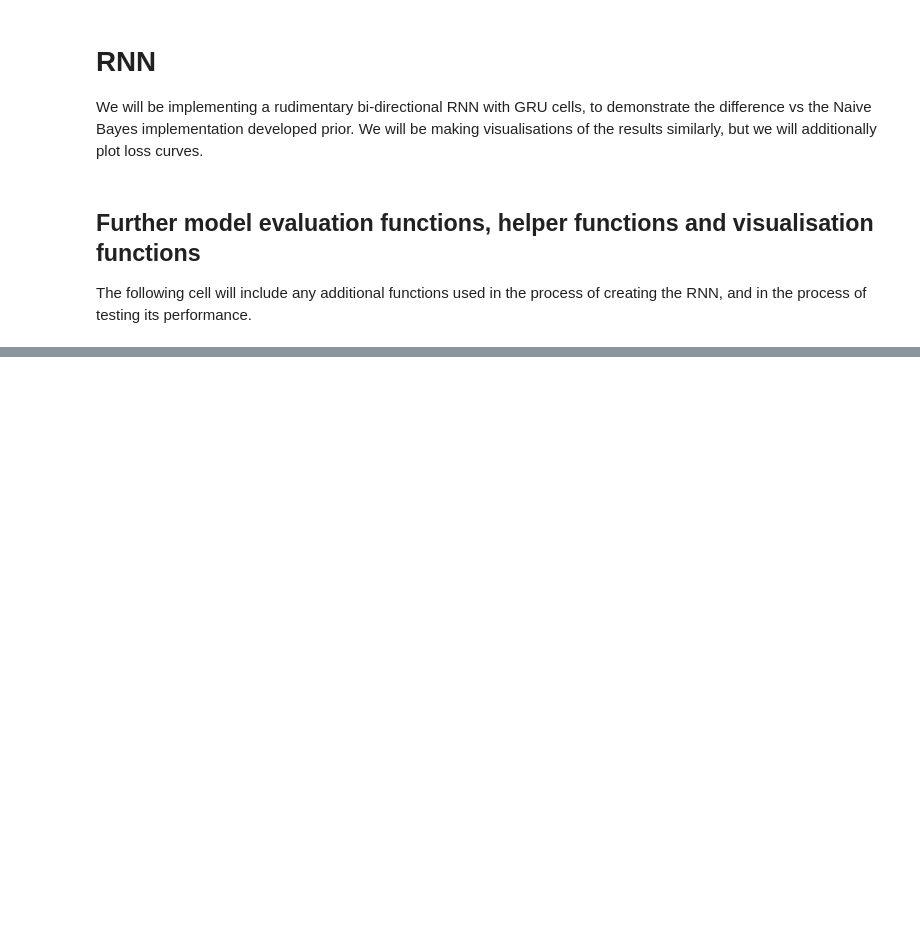
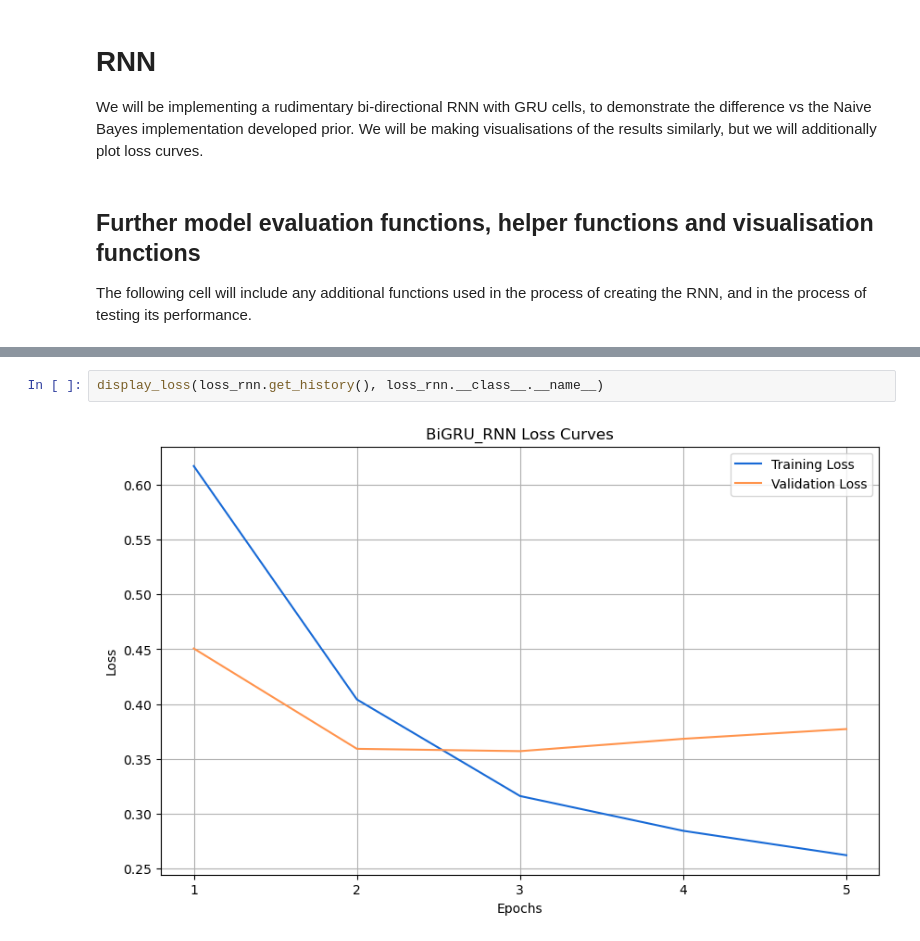
Before and after one commit to hvlkk/IMDb-Dataset-Sentiment-Analysis, a Jupyter notebook: naive_bayes.ipynb, the cells around one changed output, grey strips where cells are left out. Drawn from its saved outputs; the diff is of its cells as text; blank space fills up the shorter version.

```diff
--- a/naive_bayes.ipynb
+++ b/naive_bayes.ipynb
@@ -643,0 +823,4 @@ display_classification_report(bnb_preds, y_test, "Bernoulli Naive Bayes")
+# %%
+display_loss(loss_rnn.get_history(), loss_rnn.__class__.__name__)
+# %% [output]
+[figure, added]
```
Also changed, not shown: parts of 16 cells of this notebook, 1 other file.
